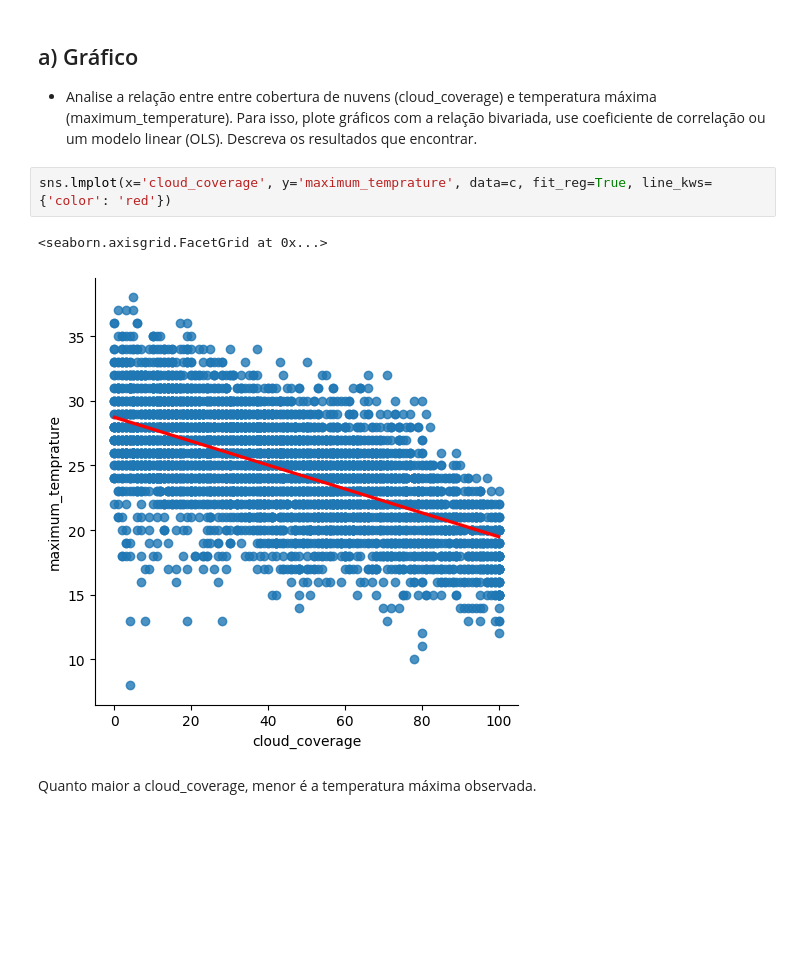
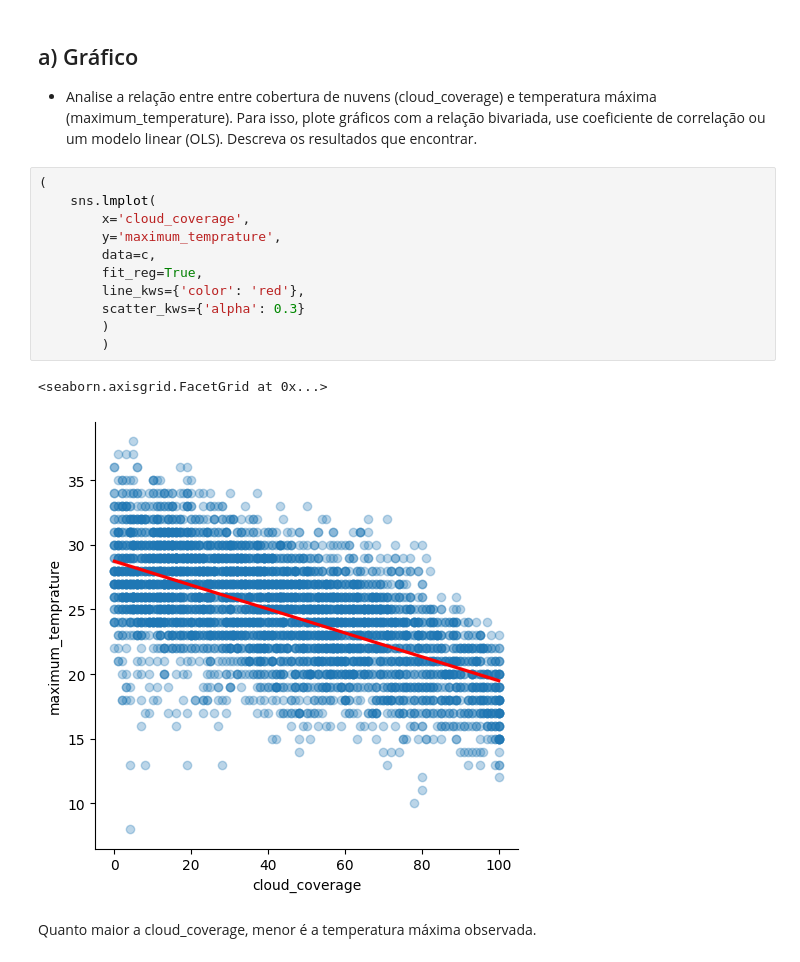
Before and after one commit to yltaba/dcp-machine-learning, a Jupyter notebook: aula_2/exercicios_aula_2.ipynb, the cells around one changed output. Drawn from its saved outputs; the diff is of its cells as text; blank space fills up the shorter version.

```diff
--- a/aula_2/exercicios_aula_2.ipynb
+++ b/aula_2/exercicios_aula_2.ipynb
@@ -18,10 +20,19 @@ c = pd.read_csv(link)
 ## a) Gráfico
 * Analise a relação entre entre cobertura de nuvens (cloud_coverage) e temperatura máxima (maximum_temperature). Para isso, plote gráficos com a relação bivariada, use coeficiente de correlação ou um modelo linear (OLS). Descreva os resultados que encontrar.
 # %%
-sns.lmplot(x='cloud_coverage', y='maximum_temprature', data=c, fit_reg=True, line_kws={'color': 'red'})
+(
+    sns.lmplot(
+        x='cloud_coverage',
+        y='maximum_temprature',
+        data=c,
+        fit_reg=True,
+        line_kws={'color': 'red'},
+        scatter_kws={'alpha': 0.3}
+        )
+        )
 # %% [output]
 <seaborn.axisgrid.FacetGrid at 0x...>
-[figure, old version]
+[figure, new version]
 # %% [markdown]
 Quanto maior a cloud_coverage, menor é a temperatura máxima observada.
 # %% [markdown]
```
Also changed, not shown: parts of 15 cells of this notebook.
